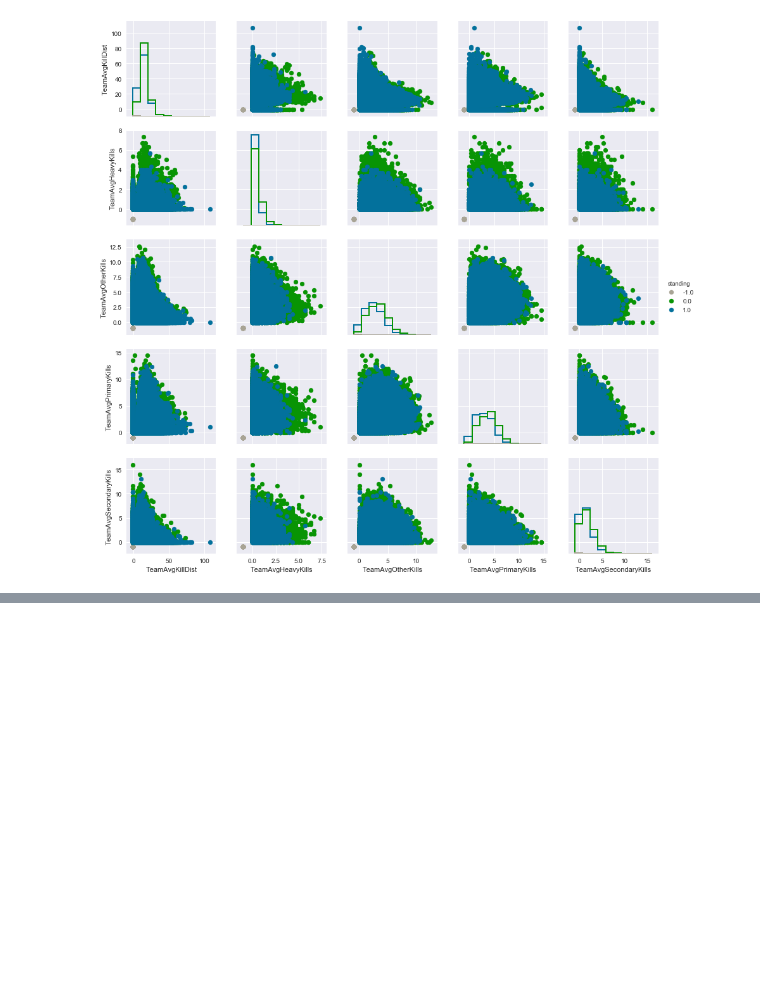
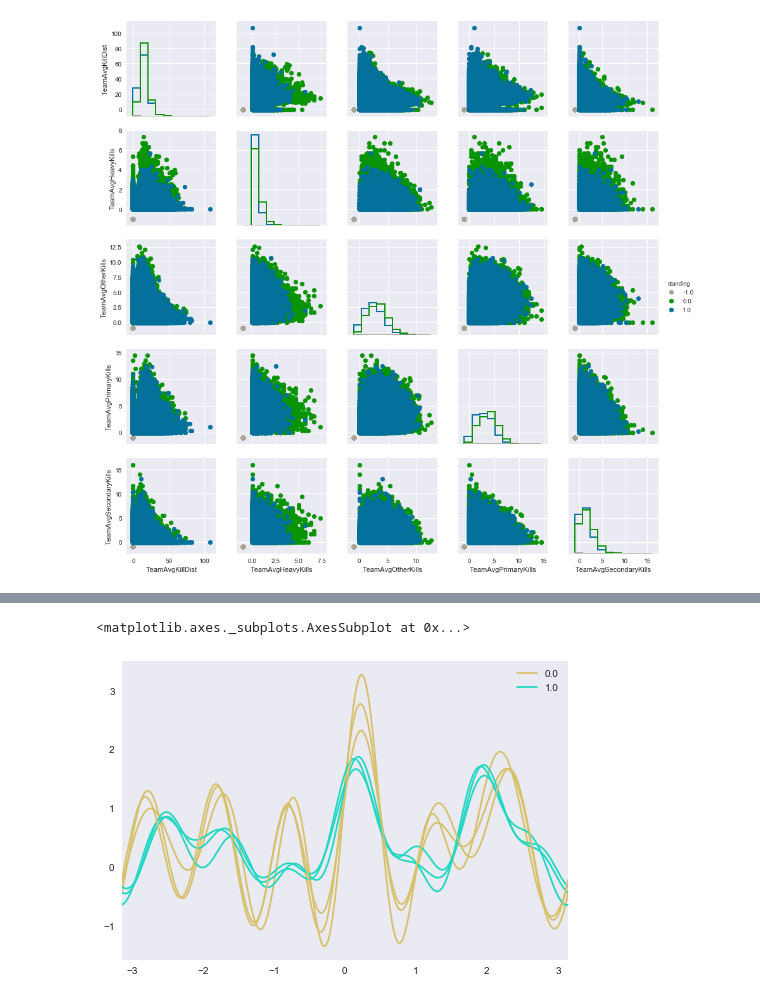
Before and after one commit to aadharna/Destiny, a Jupyter notebook: Avg_Team_Vis.ipynb, the cells around one changed output, grey strips where cells are left out. Saved outputs shown, nothing was run; the diff lists cells and outputs as text; code cells hidden in the pictures; blank space fills up the shorter version.

```diff
--- a/Avg_Team_Vis.ipynb
+++ b/Avg_Team_Vis.ipynb
@@ -85,0 +152,6 @@ g1
+# %%
+from pandas.tools.plotting import andrews_curves
+andrews_curves(testdf, 'standing')
+# %% [output]
+<matplotlib.axes._subplots.AxesSubplot at 0x...>
+[figure, added]
```
Also changed, not shown: parts of 7 cells of this notebook.
